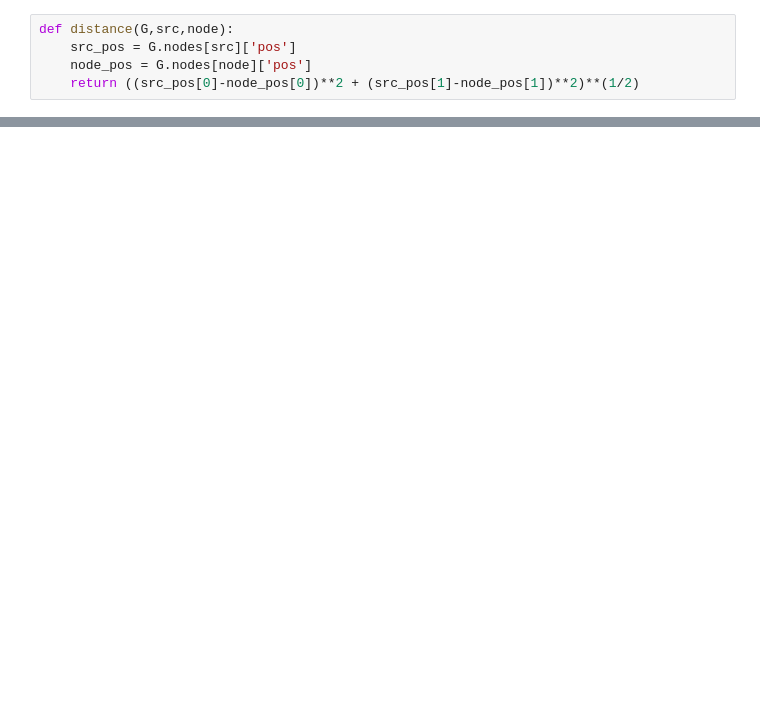
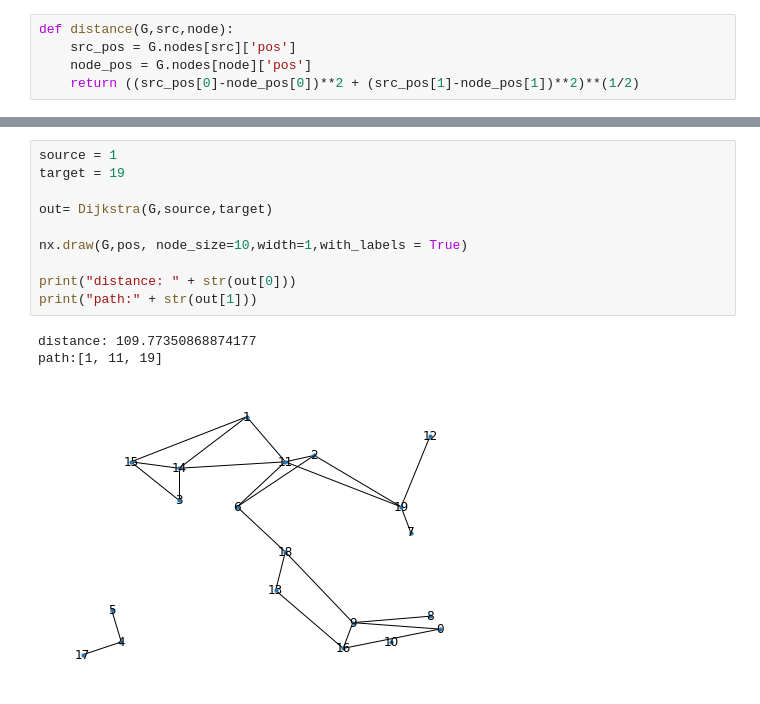
Before and after one commit to Gustavo-01/Projeto_daf, a Jupyter notebook: projeto2.ipynb, the cells around one changed output, grey strips where cells are left out. Cells and saved outputs as stored; diff of their text form; blank space fills up the shorter version.

```diff
--- a/projeto2.ipynb
+++ b/projeto2.ipynb
@@ -109,0 +145,14 @@ nx.draw(G,pos, node_size=10,width=1,with_labels = True)
+# %%
+source = 1
+target = 19
+
+out= Dijkstra(G,source,target)
+
+nx.draw(G,pos, node_size=10,width=1,with_labels = True)
+
+print("distance: " + str(out[0]))
+print("path:" + str(out[1]))
+# %% [output]
+distance: 109.77350868874177
+path:[1, 11, 19]
+[figure, added]
```
Also changed, not shown: parts of 6 cells of this notebook.
